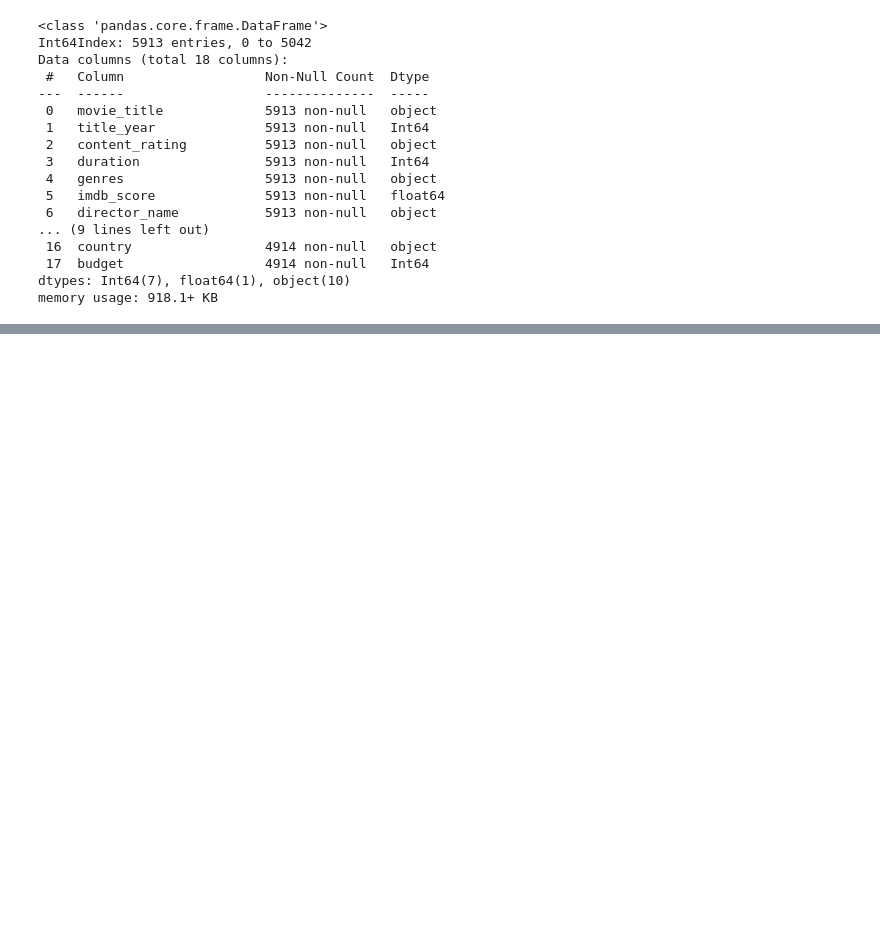
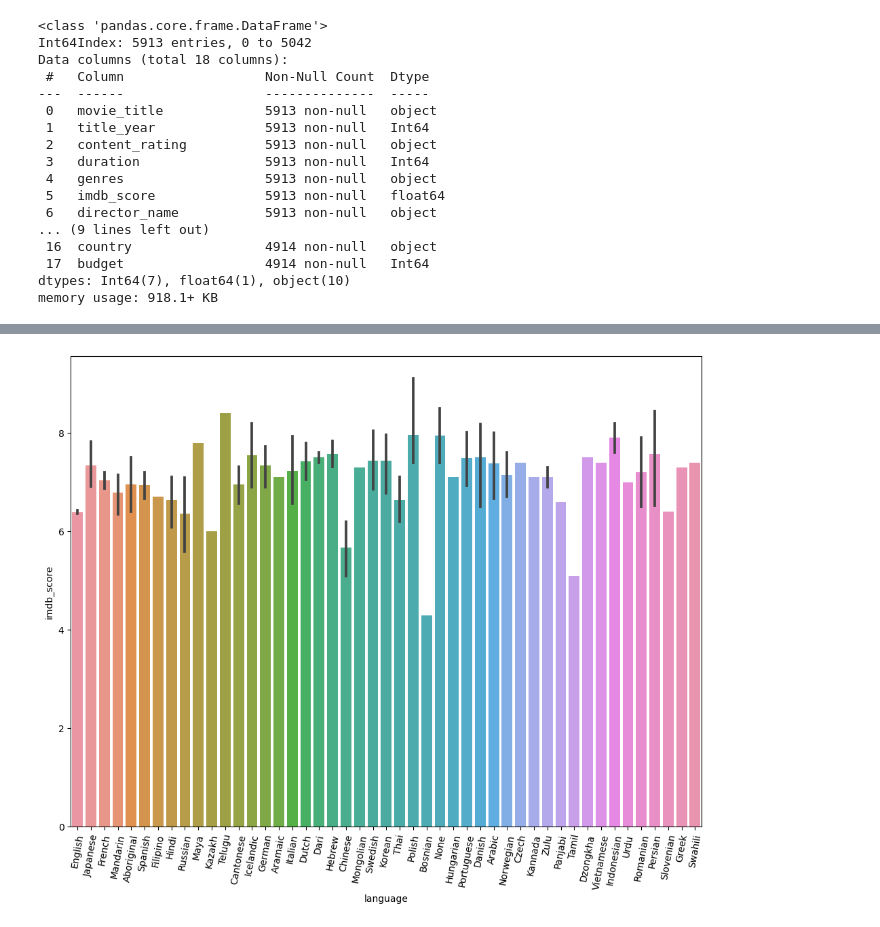
Before and after one commit to YasoJan/IMDB-Rating-Predictor, a Jupyter notebook: IMDB-Rating-Predictor.ipynb, the cells around one changed output, grey strips where cells are left out. Cells and saved outputs as stored; diff of their text form; code cells hidden in the pictures; blank space fills up the shorter version.

```diff
--- a/IMDB-Rating-Predictor.ipynb
+++ b/IMDB-Rating-Predictor.ipynb
@@ -657,0 +680,9 @@ memory usage: 918.1+ KB
+# %%
+#Barplot that shows the correlation between 'language' and 'imdb_score'
+
+plt.figure(figsize = (12, 9))
+plot = sns.barplot(x='language', y='imdb_score', data= merged_df)
+plt.setp(plot.get_xticklabels(),rotation=80)
+plt.show()
+# %% [output]
+[figure, added]
```
Also changed, not shown: parts of 8 cells of this notebook.
